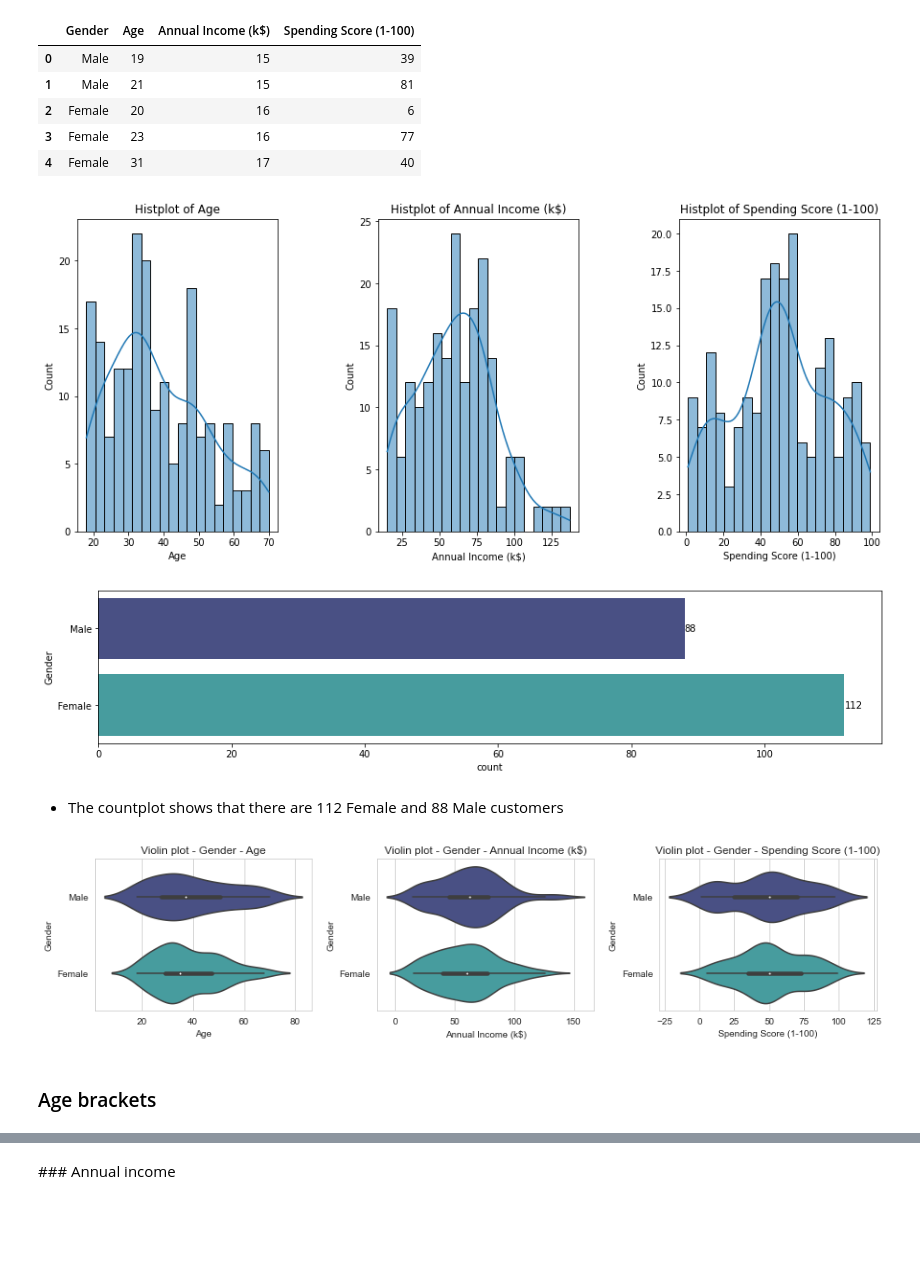
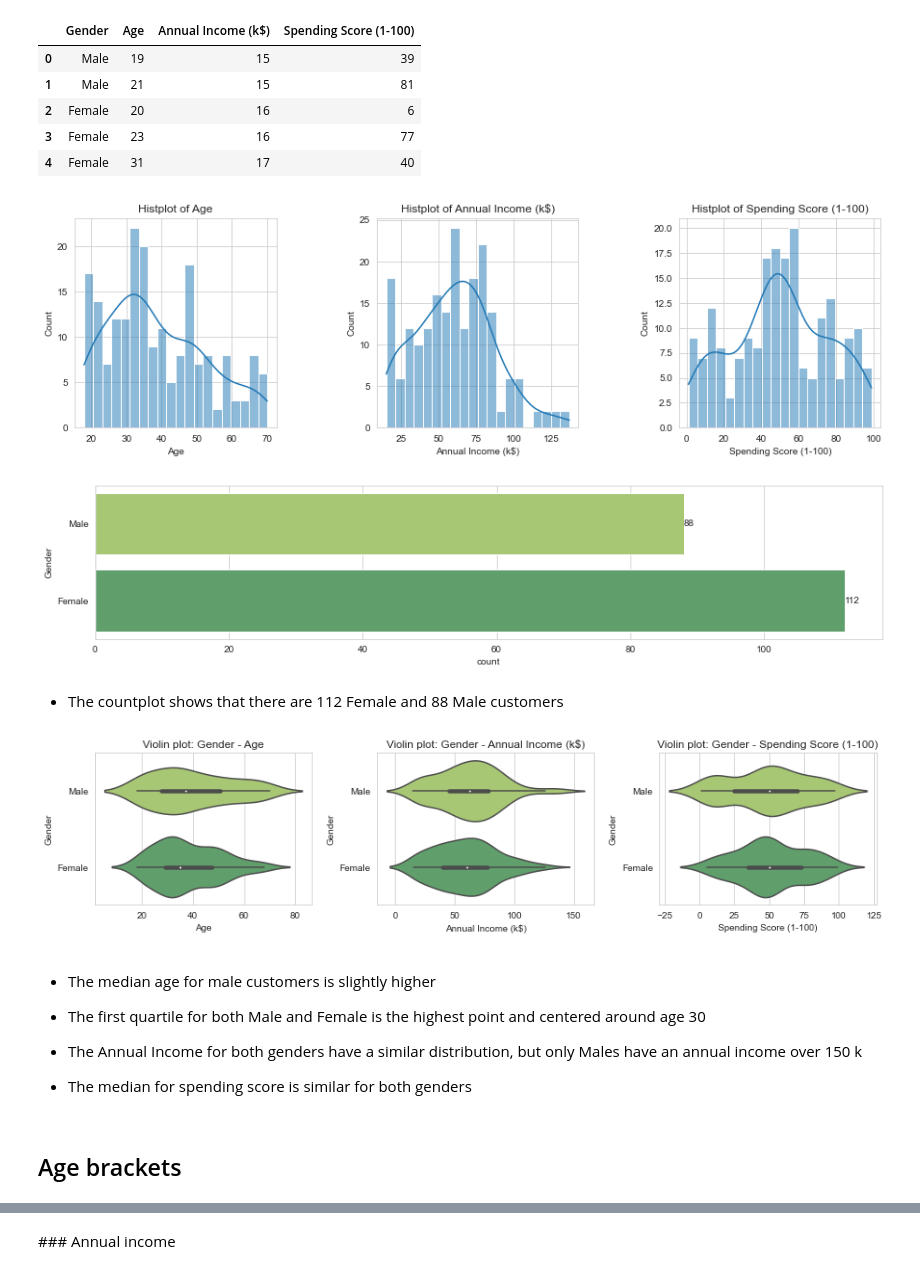
Before and after one commit to mlyngholm/mall, a Jupyter notebook: Customer segmentation.ipynb, the cells around one changed output, grey strips where cells are left out. Drawn from its saved outputs; the diff is of its cells as text; code cells hidden in the pictures; blank space fills up the shorter version.

Commit message:
Add plot explanations and change pellete

```diff
--- a/Customer segmentation.ipynb
+++ b/Customer segmentation.ipynb
@@ -68,27 +69,27 @@ df.head()
 | 3 | Female | 23 | 16 | 77 |
 | 4 | Female | 31 | 17 | 40 |
 # %%
-plt.figure(1, figsize=(15,6))
+plt.figure(1, figsize=(15,4))
 n=0
 
 for x in ["Age", "Annual Income (k$)", "Spending Score (1-100)"]:
     n += 1
     plt.subplot(1,3,n)
     plt.subplots_adjust(hspace = 0.5, wspace = 0.5)
     sns.histplot(df[x], bins=20, kde=True)
     plt.title(f"Histplot of {x}")
 
 plt.show()
 # %% [output]
-[figure, old version]
+[figure, new version]
 # %%
 plt.figure(figsize=(15,3))
-ax = sns.countplot(y="Gender", data=df, palette="mako")
+ax = sns.countplot(y="Gender", data=df, palette="summer_r")
 ax.bar_label(ax.containers[0]);
 # %% [output]
-[figure, old version]
+[figure, new version]
-# %% [markdown]
-- The countplot shows that there are 112 Female and 88 Male customers
+# %% [markdown]
+- The countplot shows that there are 112 Female and 88 Male customers
 # %%
 plt.figure(1, figsize=(15,3))
 n=0
@@ -97,14 +98,21 @@ for cols in ["Age", "Annual Income (k$)", "Spending Score (1-100)"]:
     plt.subplot(1,3,n)
     sns.set_style("whitegrid")
     plt.subplots_adjust(hspace=0.3, wspace=0.3)
-    sns.violinplot(x = cols, y = "Gender", data=df, palette='mako')
-    plt.title(f"Violin plot - Gender - {cols}")
+    sns.violinplot(x = cols, y = "Gender", data=df, palette='summer_r')
+    plt.title(f"Violin plot: Gender - {cols}")
 
 plt.show()
 # %% [output]
-[figure, old version]
+[figure, new version]
+# %% [markdown]
+- The median age for male customers is slightly higher
+- The first quartile for both Male and Female is the highest point and centered around age 30
+
+- The Annual Income for both genders have a similar distribution, but only Males have an annual income over 150 k
+
+- The median for spending score is similar for both genders
 # %% [markdown]
-### Age brackets
+## Age brackets
 # %%
 age_18_25 = df.Age[(df.Age >= 18) & (df.Age <= 25)]
 age_26_35 = df.Age[(df.Age >= 26) & (df.Age <= 35)]
```
Also changed, not shown: parts of 21 cells of this notebook.
